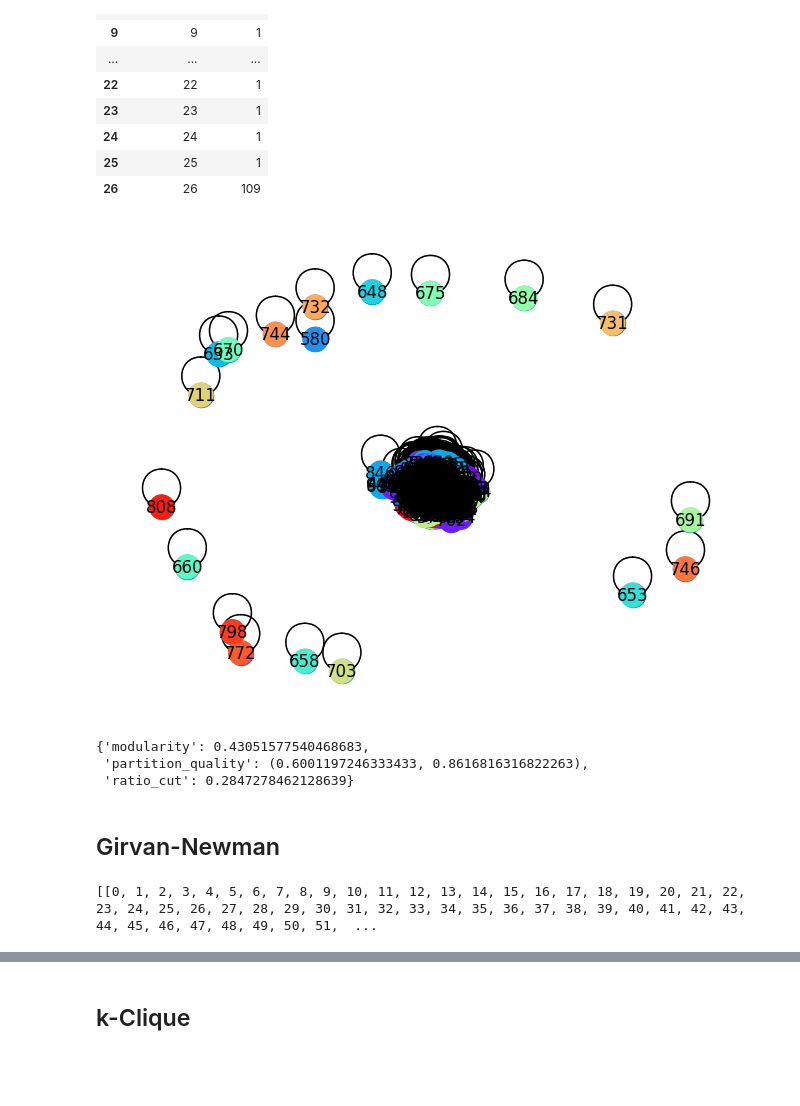
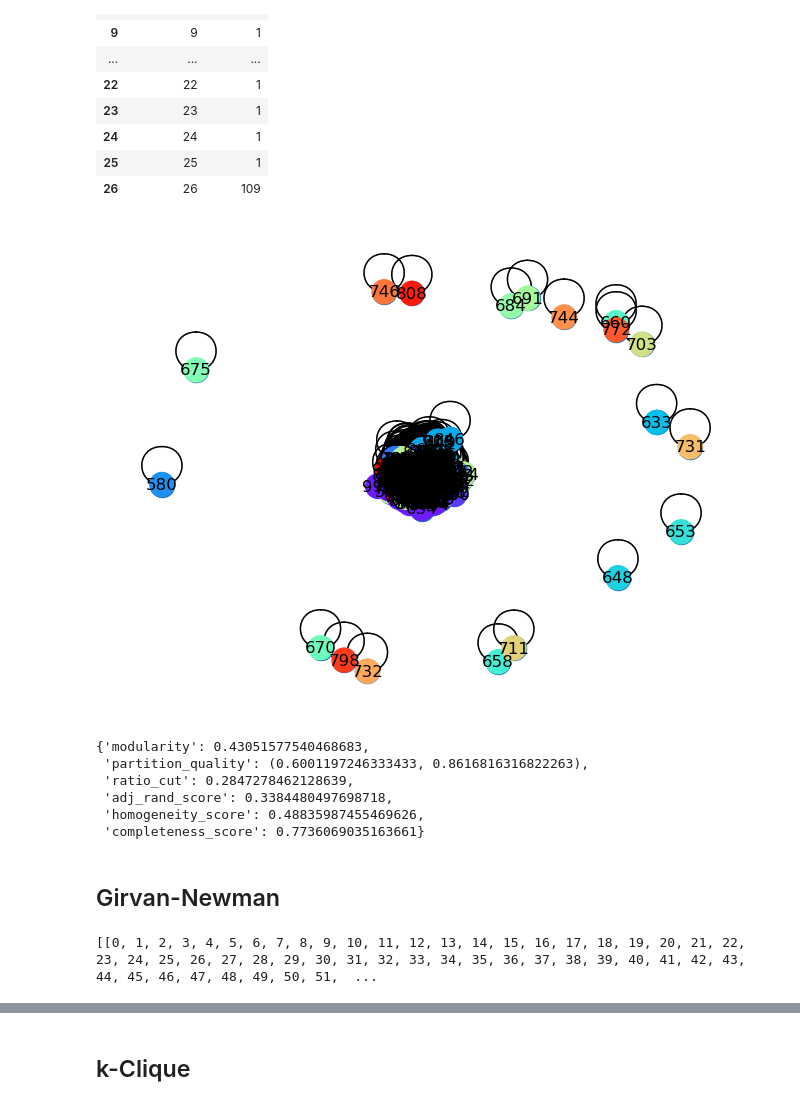
Before and after one commit to afpbondoc/MGMA_CommunityDetection_InfluenceMaximization, a Jupyter notebook: communities.ipynb, the cells around one changed output, grey strips where cells are left out. Drawn from its saved outputs; the diff is of its cells as text; code cells hidden in the pictures; blank space fills up the shorter version.

Commit message:
additional similarity metrics for ground truth labels

```diff
--- a/communities.ipynb
+++ b/communities.ipynb
@@ -32,5 +35,15 @@ edges
 # %%
+########### EMAIL DATASET
+# https://snap.stanford.edu/data/email-Eu-core.html
+# Source:
+#     Hao Yin, Austin R. Benson, Jure Leskovec, and David F. Gleich. "Local Higher-order Graph Clustering." In Proceedings of the 23rd ACM SIGKDD International Conference on Knowledge Discovery and Data Mining. 2017.
+#     J. Leskovec, J. Kleinberg and C. Faloutsos. Graph Evolution: Densification and Shrinking Diameters. ACM Transactions on Knowledge Discovery from Data (ACM TKDD), 1(1), 2007.
+
 edges = pd.read_csv(r'data/email_eu/email-Eu-core.txt', sep=' ')
 edges = edges.rename(columns={'0':'node_1', '1':'node_2'})
-edges
+
+truth = pd.read_csv('data/email_eu/email-Eu-core-department-labels.txt', sep=' ')
+truth.columns=['node','label']
+print('Total number of ground truth communities:',truth.label.nunique())
+display(edges, truth)
 # %% [output]
@@ -61,18 +89,3 @@ edges
 
 # # Save to Matrix format in txt (transpose to make it column wise stochastic)
 # transition_G.T.to_csv('data/matrix-congress.txt', sep=' ', index=True, header=False)
-# %%
-# import json
-
-# Opening JSON file
-f = open('data/lastfm_asia/lastfm_asia_features.json')
-
-# returns JSON object as
-# a dictionary
-nodes = json.load(f)
-
-nodes=pd.DataFrame.from_dict(nodes, orient='index')
-nodes.isna().sum()
-
-# target=pd.read_csv('lastfm_asia/lastfm_asia_target.csv')
-# target
@@ -225,5 +278,12 @@ louvain_sum
 | 26 | 26 | 109 |
 # %%
 graph_community(G, community=louvain)
+get_metrics(G, louvain, truth)
 # %% [output]
-[figure, old version]
+[figure, new version]
+{'modularity': 0.43051577540468683,
+ 'partition_quality': (0.6001197246333433, 0.8616816316822263),
+ 'ratio_cut': 0.2847278462128639,
+ 'adj_rand_score': 0.3384480497698718,
+ 'homogeneity_score': 0.48835987455469626,
+ 'completeness_score': 0.7736069035163661}
@@ -234,20 +290,14 @@ graph_community(G, community=louvain)
-# %%
-get_metrics(G, louvain)
-# %% [output]
-{'modularity': 0.43051577540468683,
- 'partition_quality': (0.6001197246333433, 0.8616816316822263),
- 'ratio_cut': 0.2847278462128639}
 # %% [markdown]
 ## Girvan-Newman
-# %%
-G = nx.from_pandas_edgelist(edges, 'node_1', 'node_2')
-comp = nx.community.girvan_newman(G)
-node_groups = []
-for com in next(comp):
-  node_groups.append(list(com))
-
-print(node_groups)
-# %% [output]
-[[0, 1, 2, 3, 4, 5, 6, 7, 8, 9, 10, 11, 12, 13, 14, 15, 16, 17, 18, 19, 20, 21, 22, 23, 24, 25, 26, 27, 28, 29, 30, 31, 32, 33, 34, 35, 36, 37, 38, 39, 40, 41, 42, 43, 44, 45, 46, 47, 48, 49, 50, 51,  ...
+# %%
+G = nx.from_pandas_edgelist(edges, 'node_1', 'node_2')
+comp = nx.community.girvan_newman(G)
+node_groups = []
+for com in next(comp):
+    node_groups.append(list(com))
+
+print(node_groups)
+# %% [output]
+[[0, 1, 2, 3, 4, 5, 6, 7, 8, 9, 10, 11, 12, 13, 14, 15, 16, 17, 18, 19, 20, 21, 22, 23, 24, 25, 26, 27, 28, 29, 30, 31, 32, 33, 34, 35, 36, 37, 38, 39, 40, 41, 42, 43, 44, 45, 46, 47, 48, 49, 50, 51,  ...
 # %%
 graph_community(G, community=node_groups)
```
Also changed, not shown: parts of 16 cells of this notebook, 1 other file.
